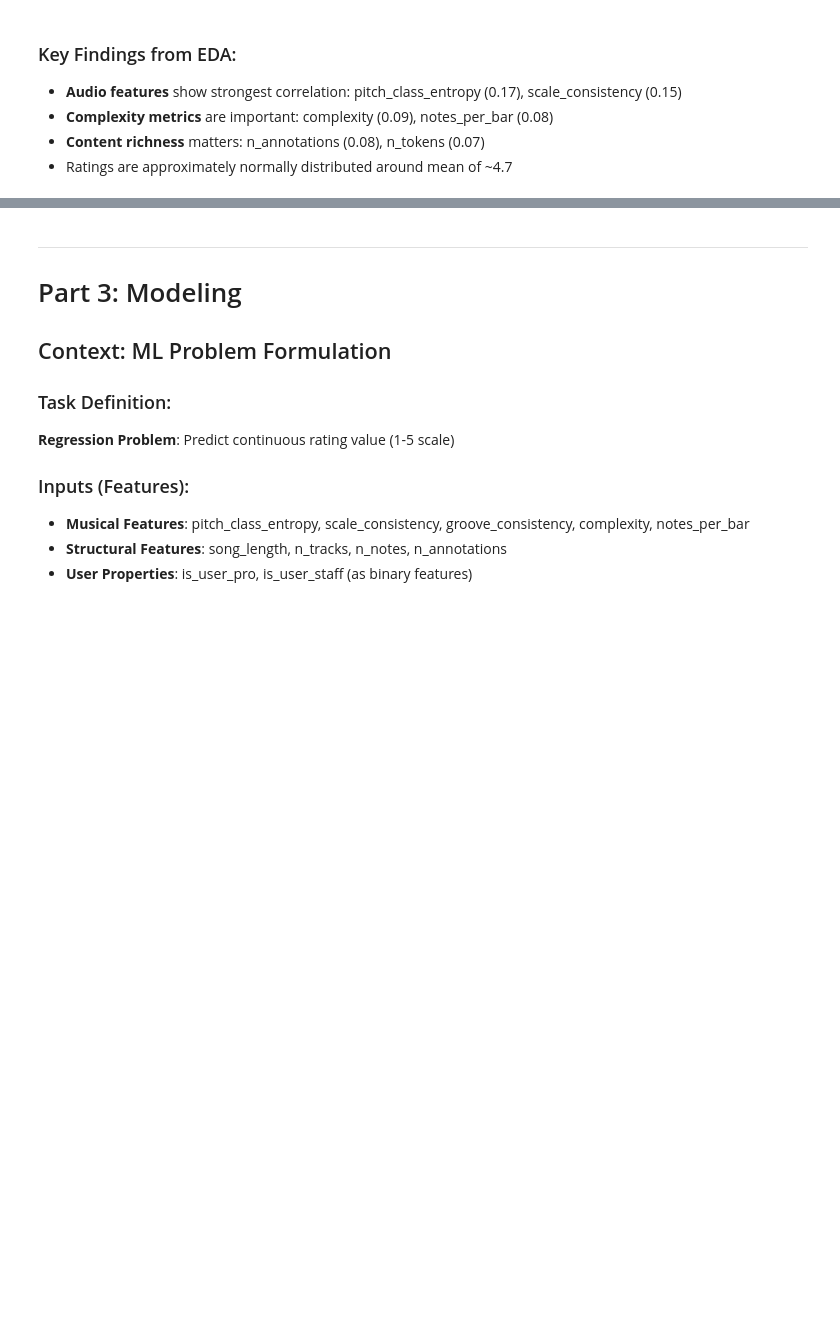
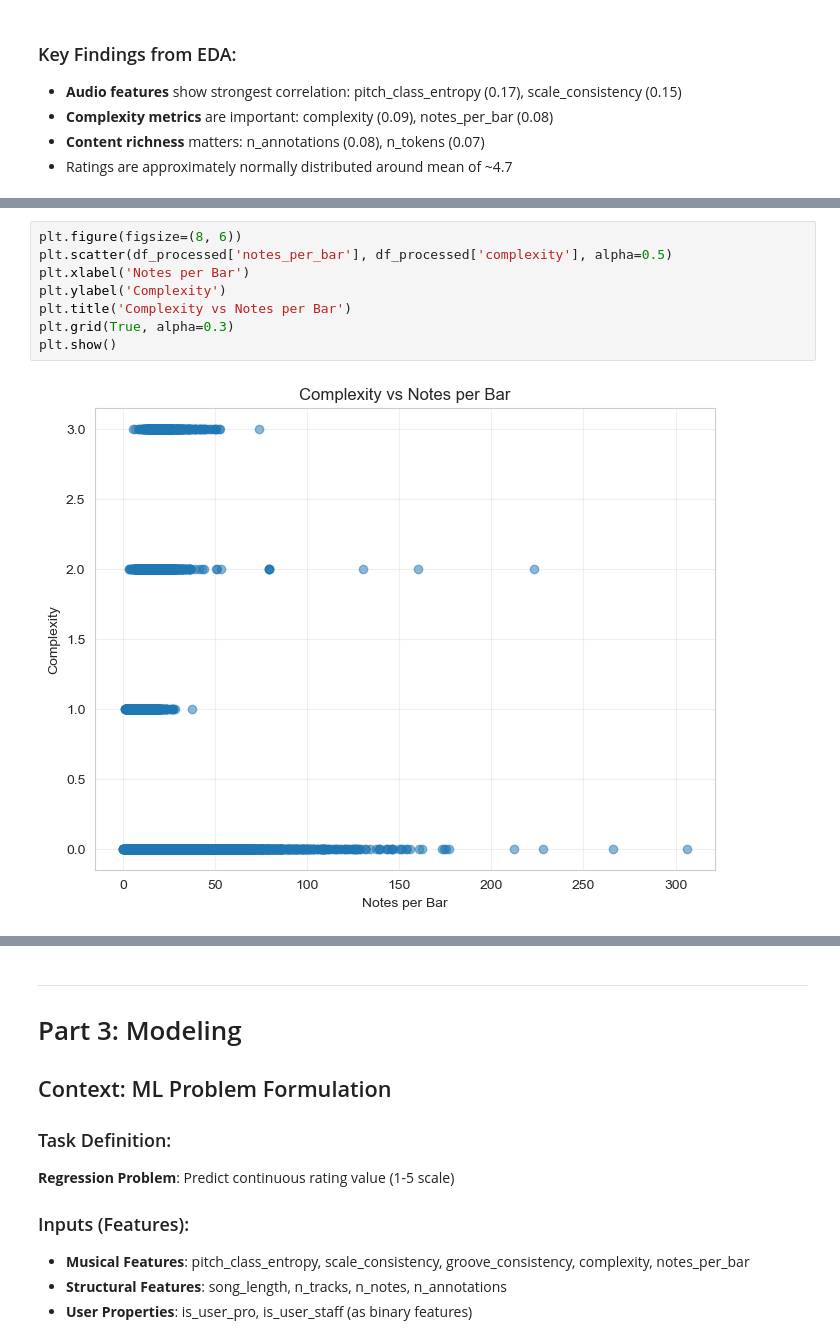
Before and after one commit to TurkiAlrasheed/VibeScore, a Jupyter notebook: eda_song_ratings.ipynb, the cells around one changed output, grey strips where cells are left out. Drawn from its saved outputs; the diff is of its cells as text; blank space fills up the shorter version.

```diff
--- a/eda_song_ratings.ipynb
+++ b/eda_song_ratings.ipynb
@@ -221,0 +282,10 @@ plt.show()
+# %%
+plt.figure(figsize=(8, 6))
+plt.scatter(df_processed['notes_per_bar'], df_processed['complexity'], alpha=0.5)
+plt.xlabel('Notes per Bar')
+plt.ylabel('Complexity')
+plt.title('Complexity vs Notes per Bar')
+plt.grid(True, alpha=0.3)
+plt.show()
+# %% [output]
+[figure, added]
```
Also changed, not shown: parts of 26 cells of this notebook, 1 other file.
